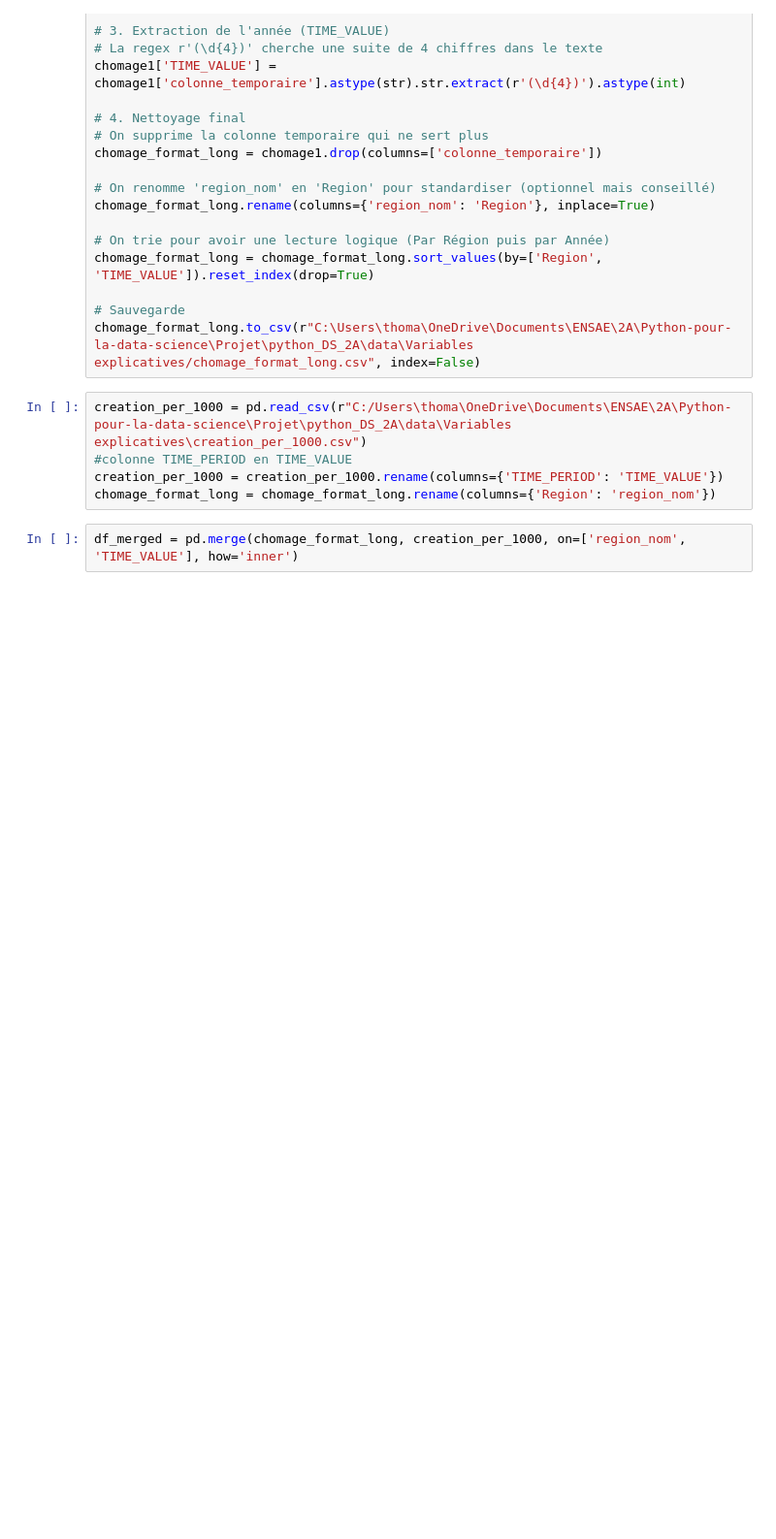
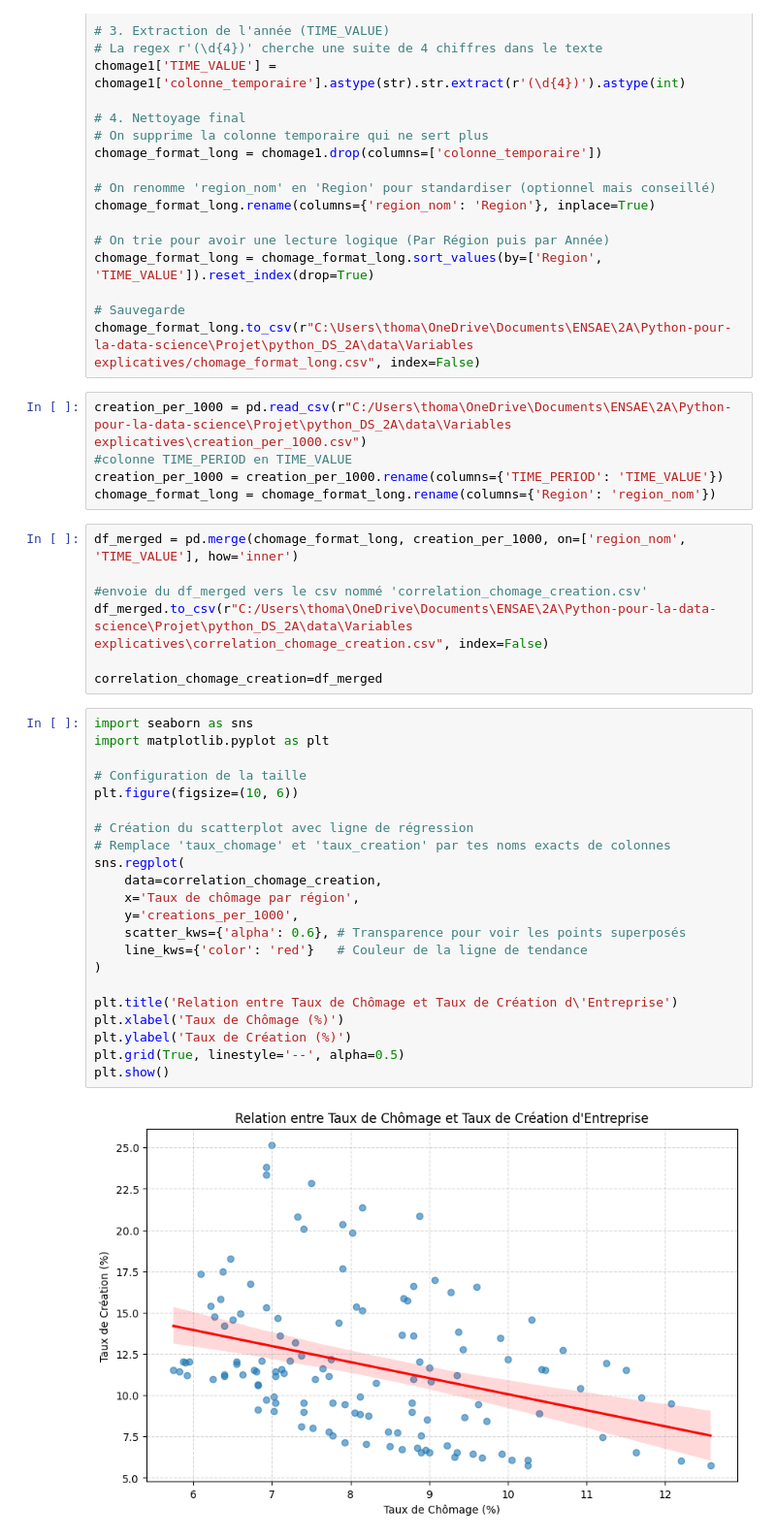
Before and after one commit to tristanczz/python_DS_2A, a Jupyter notebook: lecture_tx_chom.ipynb, the cells around one changed output. Shown at 97% size. Cells and saved outputs as stored; diff of their text form; blank space fills up the shorter version.

Commit message:
première régression faite

```diff
--- a/lecture_tx_chom.ipynb
+++ b/lecture_tx_chom.ipynb
@@ -46,3 +46,32 @@ creation_per_1000 = creation_per_1000.rename(columns={'TIME_PERIOD': 'TIME_VALUE
 chomage_format_long = chomage_format_long.rename(columns={'Region': 'region_nom'})
 # %%
 df_merged = pd.merge(chomage_format_long, creation_per_1000, on=['region_nom', 'TIME_VALUE'], how='inner')
+
+#envoie du df_merged vers le csv nommé 'correlation_chomage_creation.csv'
+df_merged.to_csv(r"C:/Users\thoma\OneDrive\Documents\ENSAE\2A\Python-pour-la-data-science\Projet\python_DS_2A\data\Variables explicatives\correlation_chomage_creation.csv", index=False)
+
+correlation_chomage_creation=df_merged
+# %%
+import seaborn as sns
+import matplotlib.pyplot as plt
+
+# Configuration de la taille
+plt.figure(figsize=(10, 6))
+
+# Création du scatterplot avec ligne de régression
+# Remplace 'taux_chomage' et 'taux_creation' par tes noms exacts de colonnes
+sns.regplot(
+    data=correlation_chomage_creation,
+    x='Taux de chômage par région',
+    y='creations_per_1000',
+    scatter_kws={'alpha': 0.6}, # Transparence pour voir les points superposés
+    line_kws={'color': 'red'}   # Couleur de la ligne de tendance
+)
+
+plt.title('Relation entre Taux de Chômage et Taux de Création d\'Entreprise')
+plt.xlabel('Taux de Chômage (%)')
+plt.ylabel('Taux de Création (%)')
+plt.grid(True, linestyle='--', alpha=0.5)
+plt.show()
+# %% [output]
+[figure, added]
```
Also changed, not shown: parts of 1 cell of this notebook, 2 other files.
